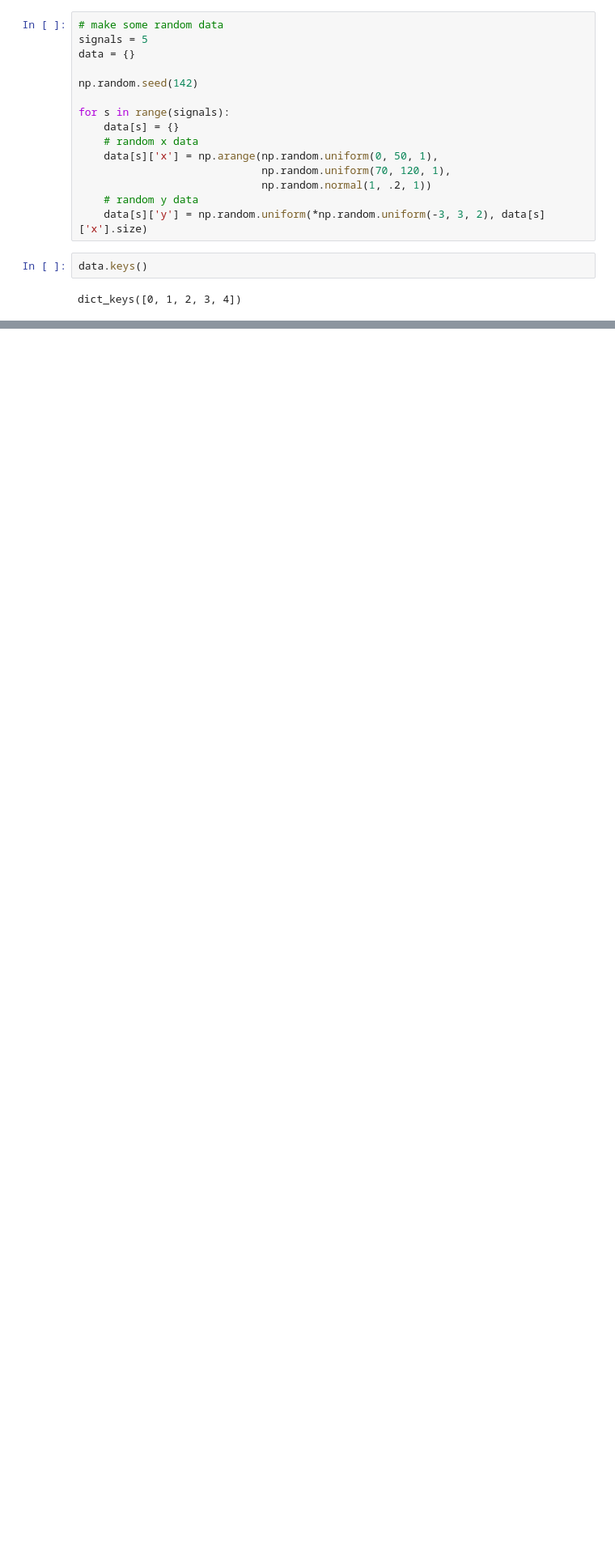
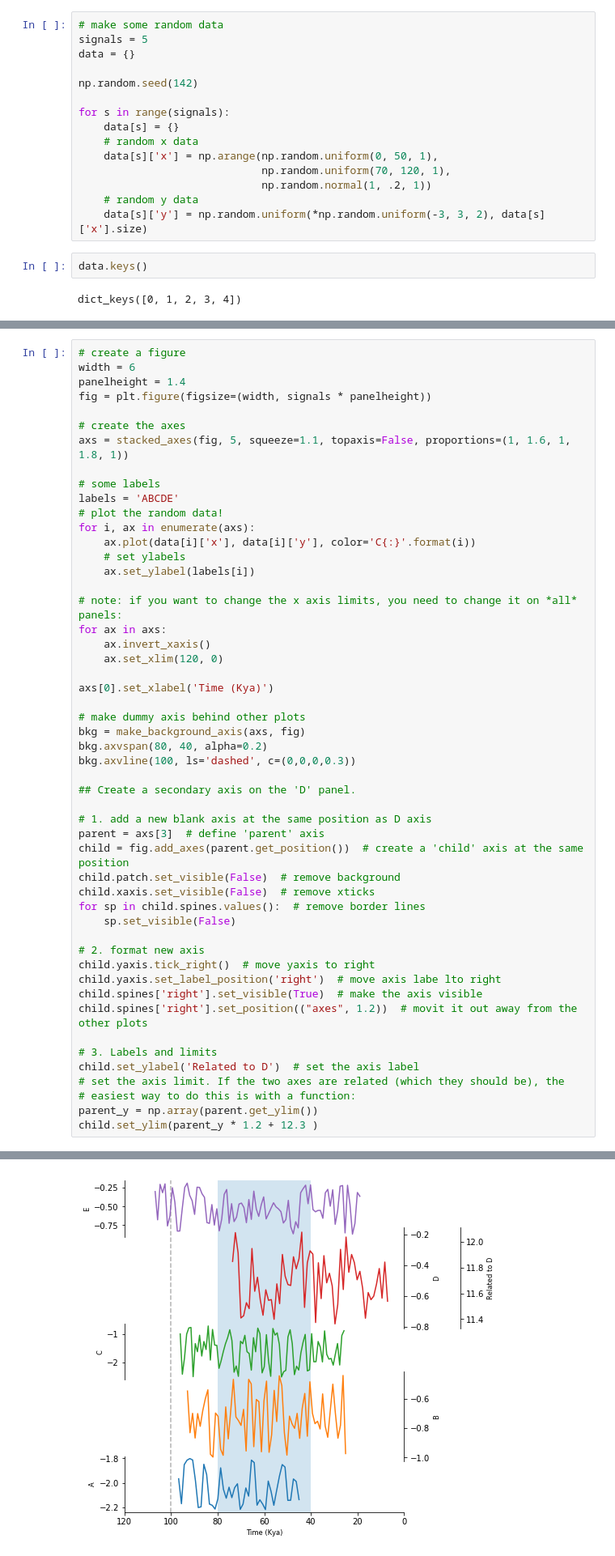
Before and after one commit to rses-datascience/DataSurgeries, a Jupyter notebook: Tutorials/03_Plotting/PalaeoPlotz.ipynb, the cells around one changed output, grey strips where cells are left out. Shown: that part at 81% size. Saved outputs shown, nothing was run; the diff lists cells and outputs as text; blank space fills up the shorter version.

Commit message:
Updated palaeoplot functions

```diff
--- a/Tutorials/03_Plotting/PalaeoPlotz.ipynb
+++ b/Tutorials/03_Plotting/PalaeoPlotz.ipynb
@@ -187,0 +315,52 @@ Text(0.5,0,'Time (Kya)')
+# %%
+# create a figure
+width = 6
+panelheight = 1.4
+fig = plt.figure(figsize=(width, signals * panelheight))
+
+# create the axes
+axs = stacked_axes(fig, 5, squeeze=1.1, topaxis=False, proportions=(1, 1.6, 1, 1.8, 1))
+
+# some labels
+labels = 'ABCDE'
+# plot the random data!
+for i, ax in enumerate(axs):
+    ax.plot(data[i]['x'], data[i]['y'], color='C{:}'.format(i))
+    # set ylabels
+    ax.set_ylabel(labels[i])
+
+# note: if you want to change the x axis limits, you need to change it on *all* panels:
+for ax in axs:
+    ax.invert_xaxis()
+    ax.set_xlim(120, 0)
+
+axs[0].set_xlabel('Time (Kya)')
+
+# make dummy axis behind other plots
+bkg = make_background_axis(axs, fig)
+bkg.axvspan(80, 40, alpha=0.2)
+bkg.axvline(100, ls='dashed', c=(0,0,0,0.3))
+
+## Create a secondary axis on the 'D' panel.
+
+# 1. add a new blank axis at the same position as D axis
+parent = axs[3]  # define 'parent' axis
+child = fig.add_axes(parent.get_position())  # create a 'child' axis at the same position
+child.patch.set_visible(False)  # remove background
+child.xaxis.set_visible(False)  # remove xticks
+for sp in child.spines.values():  # remove border lines
+    sp.set_visible(False)
+
+# 2. format new axis
+child.yaxis.tick_right()  # move yaxis to right
+child.yaxis.set_label_position('right')  # move axis labe lto right
+child.spines['right'].set_visible(True)  # make the axis visible
+child.spines['right'].set_position(("axes", 1.2))  # movit it out away from the other plots
+
+# 3. Labels and limits
+child.set_ylabel('Related to D')  # set the axis label
+# set the axis limit. If the two axes are related (which they should be), the
+# easiest way to do this is with a function:
+parent_y = np.array(parent.get_ylim())
+child.set_ylim(parent_y * 1.2 + 12.3 )
+# %% [output]
@@ -187,0 +368 @@ Text(0.5,0,'Time (Kya)')
+[figure, added]
```
Also changed, not shown: parts of 7 cells of this notebook.
